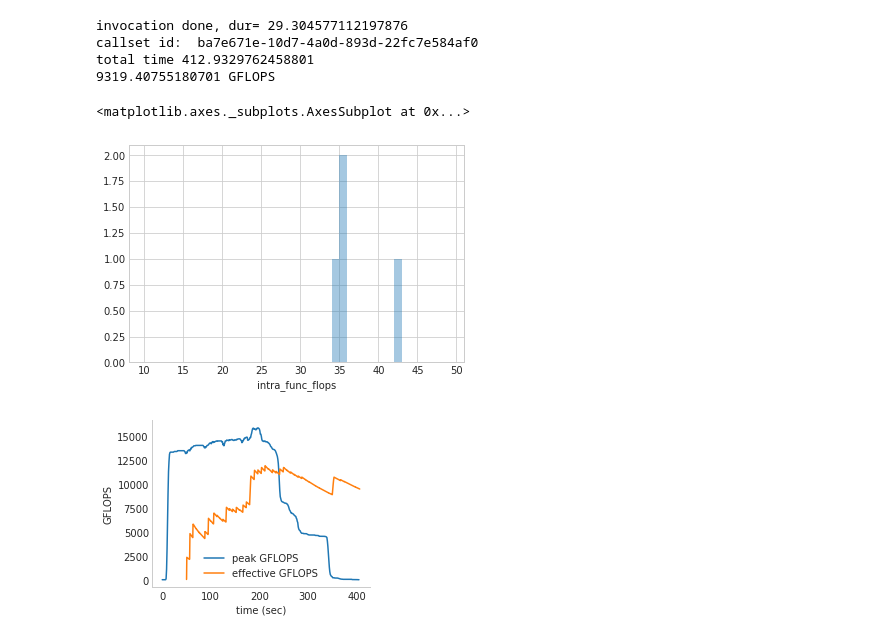
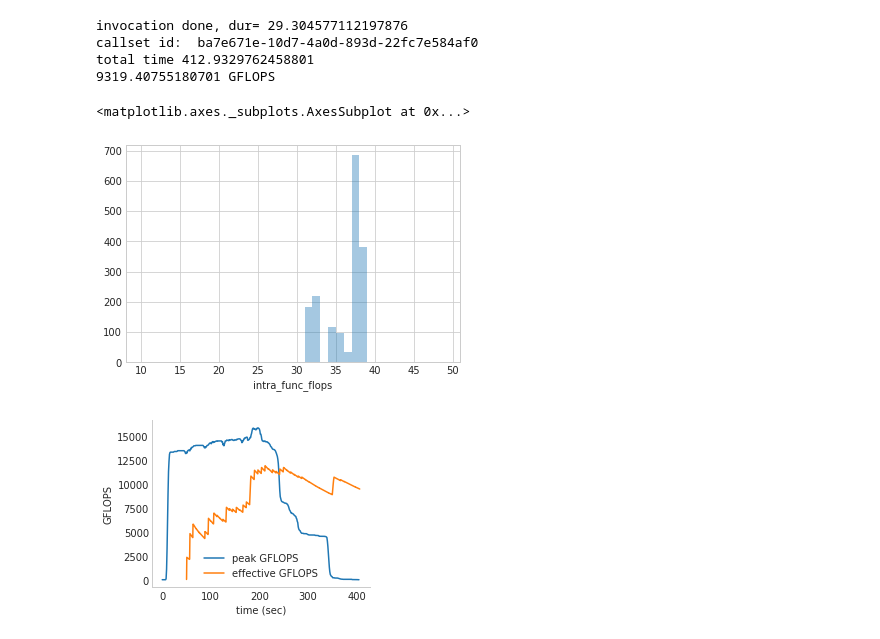
Before and after one commit to pywren/examples, a Jupyter notebook: benchmark_flops/flops_benchmark.ipynb, the cells around one changed output. Drawn from its saved outputs; the diff is of its cells as text; code cells hidden in the pictures.

Commit message:
fixed flops_benchmark mistake

```diff
--- a/benchmark_flops/flops_benchmark.ipynb
+++ b/benchmark_flops/flops_benchmark.ipynb
@@ -62,10 +62,10 @@ total time 412.9329762458801
 # %%
 big_exp_results = pickle.load(open("big.pickle", 'rb'))
 big_results_df = flops_benchmark.results_to_dataframe(big_exp_results)
-sns.distplot(results_df.intra_func_flops/1e9, bins=np.arange(10, 50), kde=False)
+sns.distplot(big_results_df.intra_func_flops/1e9, bins=np.arange(10, 50), kde=False)
 # %% [output]
 <matplotlib.axes._subplots.AxesSubplot at 0x...>
-[figure, old version]
+[figure, new version]
 # %%
 est_total_flops = big_results_df['est_flops']
 total_jobs = len(big_results_df)
```
